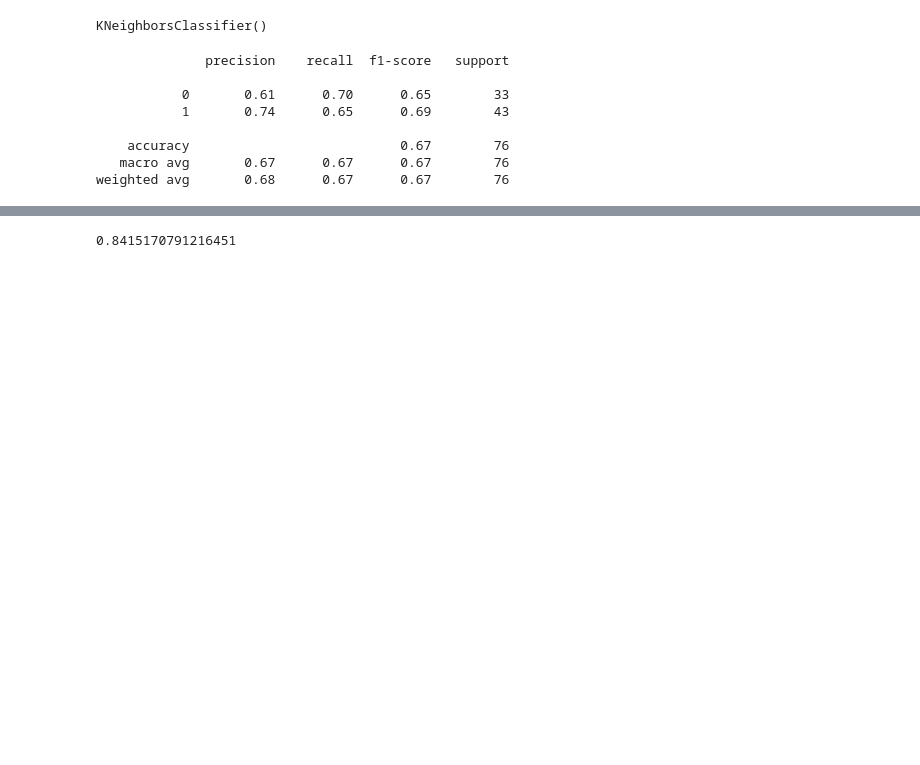
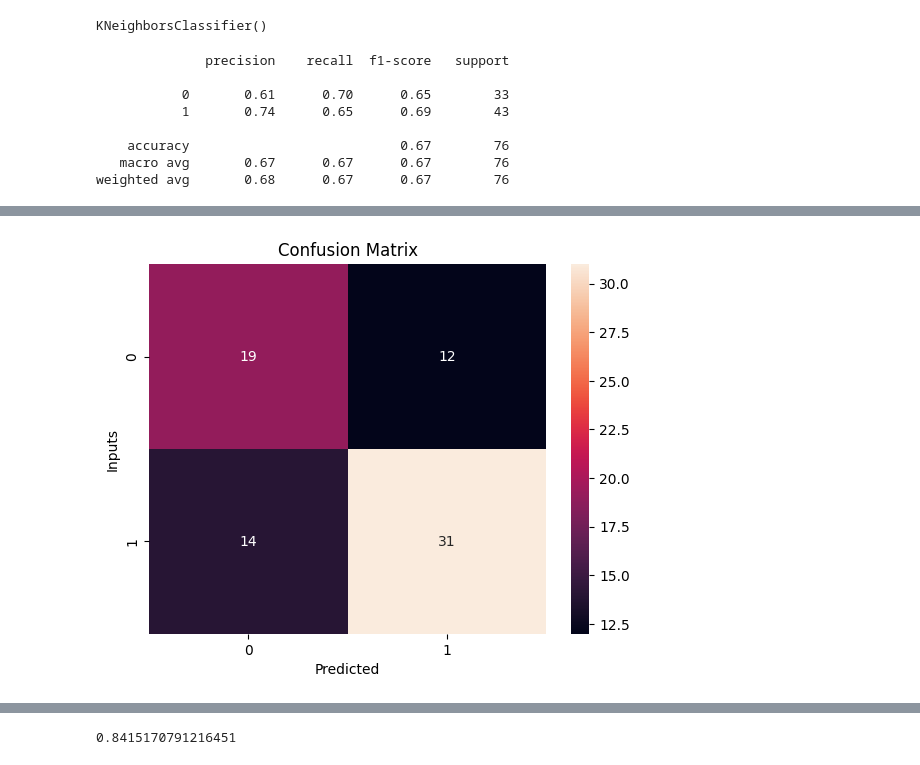
Before and after one commit to jamal221/Machine_Learning_Project, a Jupyter notebook: KNN_SVC_Gridserach_HeratDiseasesCSV.ipynb, the cells around one changed output, grey strips where cells are left out. Saved outputs shown, nothing was run; the diff lists cells and outputs as text; code cells hidden in the pictures; blank space fills up the shorter version.

```diff
--- a/KNN_SVC_Gridserach_HeratDiseasesCSV.ipynb
+++ b/KNN_SVC_Gridserach_HeratDiseasesCSV.ipynb
@@ -178,3 +196,12 @@ weighted avg       0.88      0.88      0.88        76
+# %%
+cm = confusion_matrix(y_pred_csv, y_test)
+sb.heatmap(cm, annot = True, fmt = 'g')
+plt.xlabel("Predicted")
+plt.ylabel("Inputs")
+plt.title("Confusion Matrix")
+plt.show()
+# %% [output]
+[figure, added]
 # %%
 from sklearn.model_selection import GridSearchCV
 from sklearn.model_selection import RandomizedSearchCV
```
Also changed, not shown: parts of 11 cells of this notebook.
